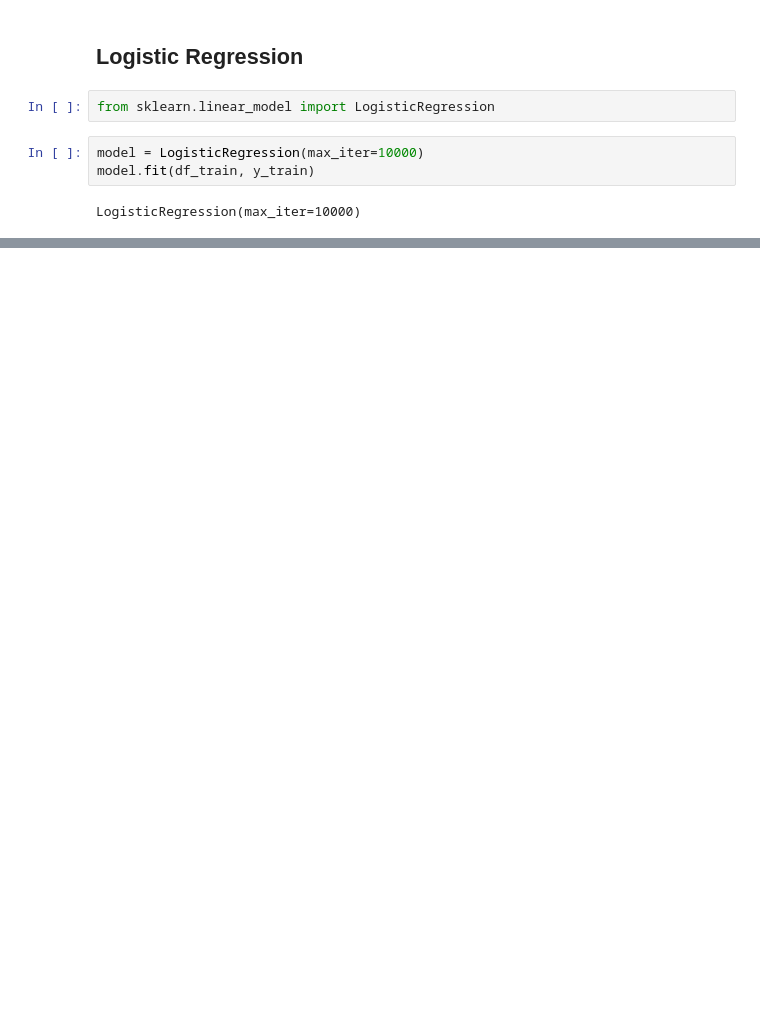
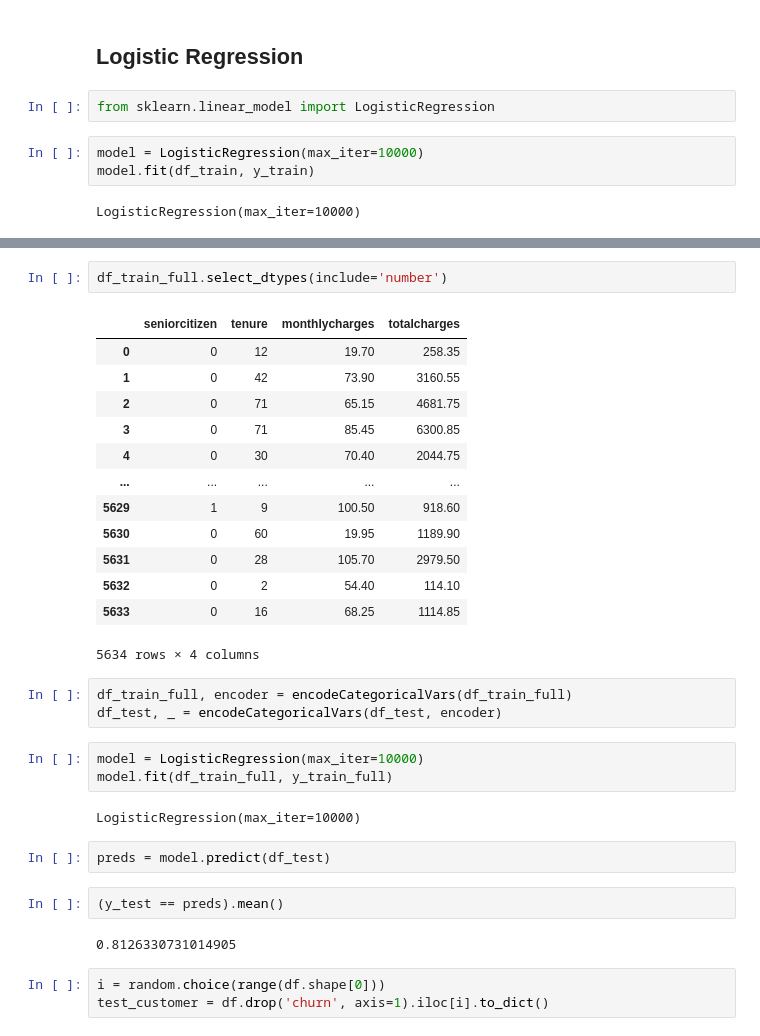
Before and after one commit to ArmandWinant/ml-zoomcamp, a Jupyter notebook: 03-classification/customer_churn.ipynb, the cells around one changed output, grey strips where cells are left out. Saved outputs shown, nothing was run; the diff lists cells and outputs as text; blank space fills up the shorter version.

Commit message:
predict on new data

```diff
--- a/03-classification/customer_churn.ipynb
+++ b/03-classification/customer_churn.ipynb
@@ -340,0 +381,33 @@ df_pred.head()
+# %%
+df_train_full.select_dtypes(include='number')
+# %% [output]
+|  | seniorcitizen | tenure | monthlycharges | totalcharges |
+| 0 | 0 | 12 | 19.70 | 258.35 |
+| 1 | 0 | 42 | 73.90 | 3160.55 |
+| 2 | 0 | 71 | 65.15 | 4681.75 |
+| 3 | 0 | 71 | 85.45 | 6300.85 |
+| 4 | 0 | 30 | 70.40 | 2044.75 |
+| ... | ... | ... | ... | ... |
+| 5629 | 1 | 9 | 100.50 | 918.60 |
+| 5630 | 0 | 60 | 19.95 | 1189.90 |
+| 5631 | 0 | 28 | 105.70 | 2979.50 |
+| 5632 | 0 | 2 | 54.40 | 114.10 |
+| 5633 | 0 | 16 | 68.25 | 1114.85 |
+5634 rows × 4 columns
+# %%
+df_train_full, encoder = encodeCategoricalVars(df_train_full)
+df_test, _ = encodeCategoricalVars(df_test, encoder)
+# %%
+model = LogisticRegression(max_iter=10000)
+model.fit(df_train_full, y_train_full)
+# %% [output]
+LogisticRegression(max_iter=10000)
+# %%
+preds = model.predict(df_test)
+# %%
+(y_test == preds).mean()
+# %% [output]
+0.8126330731014905
+# %%
+i = random.choice(range(df.shape[0]))
+test_customer = df.drop('churn', axis=1).iloc[i].to_dict()
```
Also changed, not shown: parts of 18 cells of this notebook.
